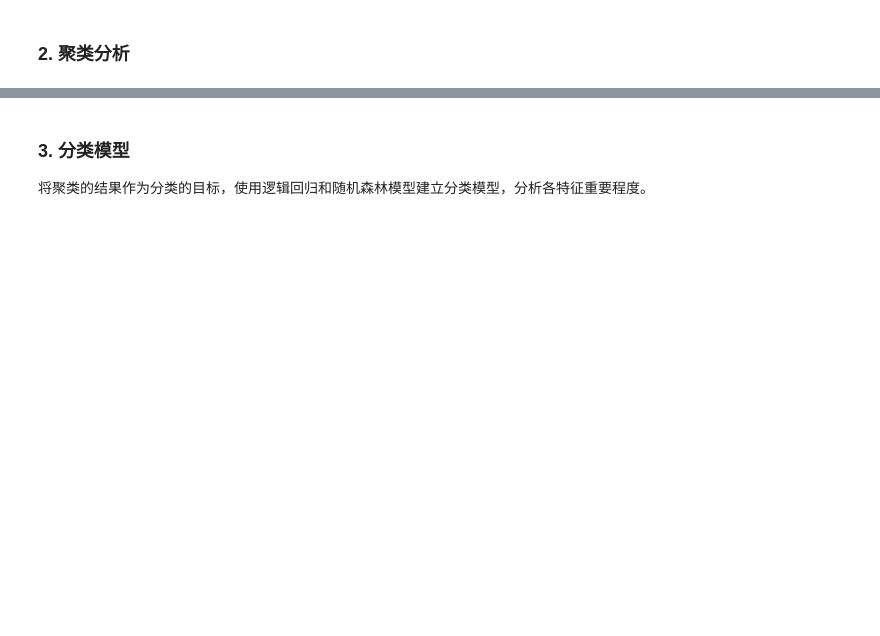
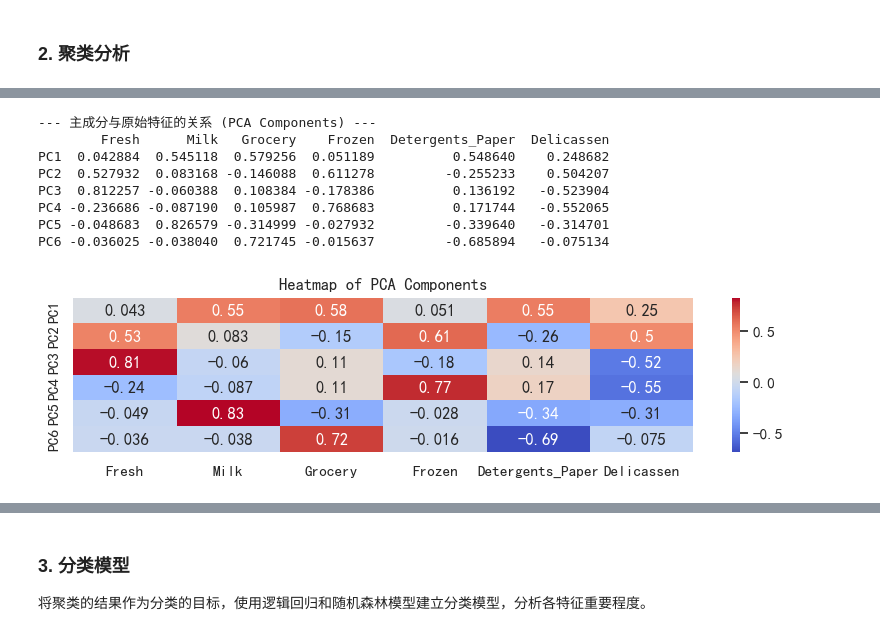
Before and after one commit to VasantLong/ml2025, a Jupyter notebook: hw/课后实践03.ipynb, the cells around one changed output, grey strips where cells are left out. Drawn from its saved outputs; the diff is of its cells as text; code cells hidden in the pictures; blank space fills up the shorter version.

```diff
--- a/hw/课后实践03.ipynb
+++ b/hw/课后实践03.ipynb
@@ -16,5 +16,24 @@
 > 学委收齐，整理在一个文件夹内，打包发给我。
 
 <br>
+# %%
+import pandas as pd
+import numpy as np
+import matplotlib.pyplot as plt
+import seaborn as sns
+from sklearn.preprocessing import StandardScaler
+from sklearn.decomposition import PCA
+from sklearn.cluster import DBSCAN
+from sklearn.model_selection import train_test_split
+from sklearn.linear_model import LogisticRegression
+from sklearn.ensemble import RandomForestClassifier
+from sklearn.metrics import classification_report, confusion_matrix, accuracy_score
+
+sns.set_theme(style="whitegrid")
+plt.rcParams['font.sans-serif'] = ['SimHei']
+plt.rcParams['axes.unicode_minus'] = False
 # %% [markdown]
 ### 1. 数据读取与预处理
+# %%
+df = pd.read_csv("../datasets/wholesale_customers.csv")
+df.info()
@@ -20,0 +56,4 @@
+# %%
+X = df.iloc[:, 2:8].copy()
+X_scaled = StandardScaler().fit_transform(X)
+X_scaled.shape
@@ -22,0 +66,5 @@
+# %%
+pca = PCA()
+pcs = pca.fit_transform(X_scaled)
+print(pca.explained_variance_ratio_)
+pcs
@@ -22,0 +101,20 @@
+# %%
+feature_names = [f'PC{i+1}' for i in range(pca.components_.shape[0])]
+print("\n--- 主成分与原始特征的关系 (PCA Components) ---")
+components_df = pd.DataFrame(pca.components_, columns=X.columns, index=feature_names)
+print(components_df)
+
+plt.figure(figsize=(10, 2))
+sns.heatmap(components_df, cmap='coolwarm', annot=True)
+plt.title('Heatmap of PCA Components')
+plt.show()
+# %% [output]
+--- 主成分与原始特征的关系 (PCA Components) ---
+        Fresh      Milk   Grocery    Frozen  Detergents_Paper  Delicassen
+PC1  0.042884  0.545118  0.579256  0.051189          0.548640    0.248682
+PC2  0.527932  0.083168 -0.146088  0.611278         -0.255233    0.504207
+PC3  0.812257 -0.060388  0.108384 -0.178386          0.136192   -0.523904
+PC4 -0.236686 -0.087190  0.105987  0.768683          0.171744   -0.552065
+PC5 -0.048683  0.826579 -0.314999 -0.027932         -0.339640   -0.314701
+PC6 -0.036025 -0.038040  0.721745 -0.015637         -0.685894   -0.075134
+[figure, added]
```
Also changed, not shown: parts of 19 cells of this notebook.
